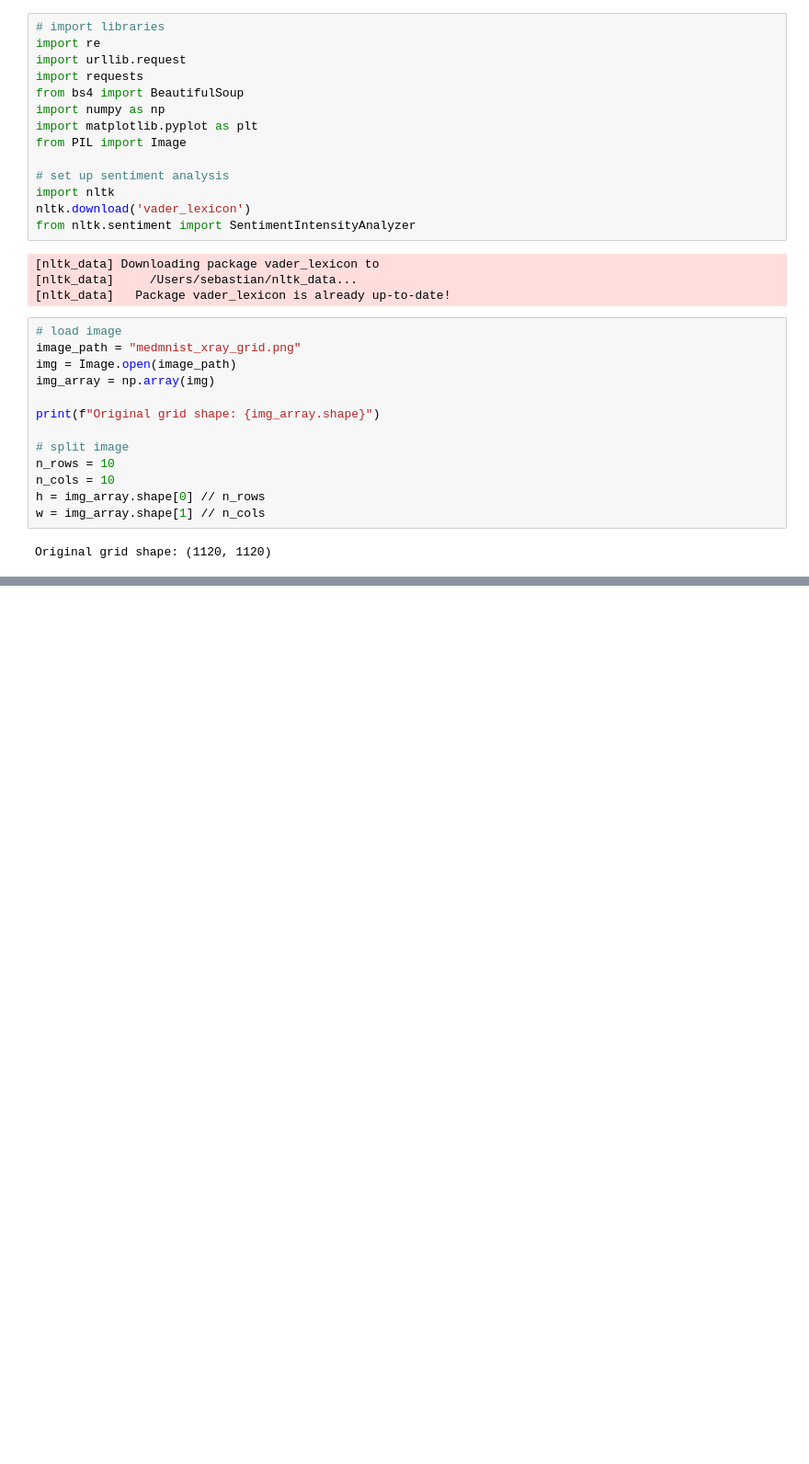
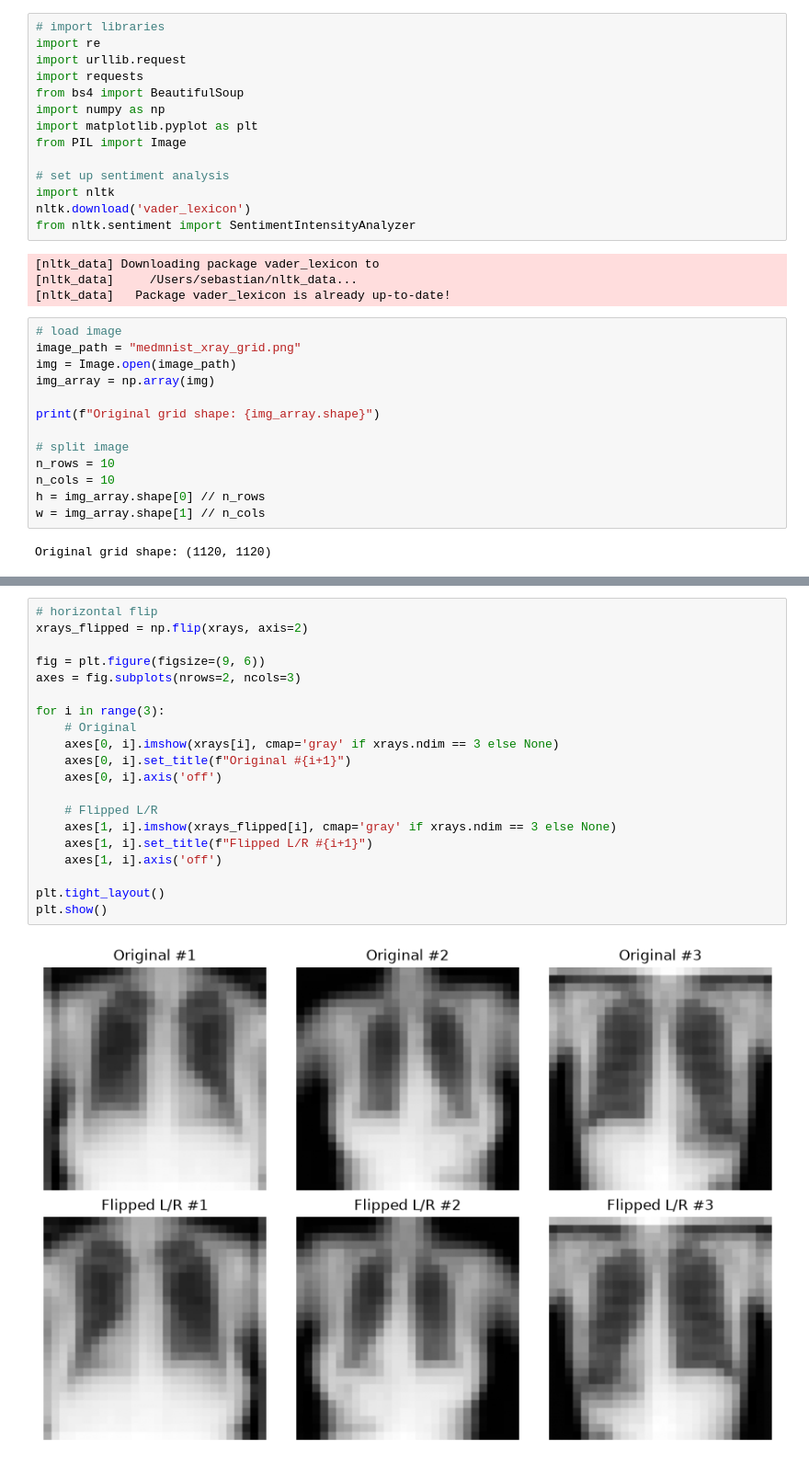
Before and after one commit to sramirez44/Assignment-6, a Jupyter notebook: Assignment6.ipynb, the cells around one changed output, grey strips where cells are left out. Shown at 92% size. Cells and saved outputs as stored; diff of their text form; blank space fills up the shorter version.

Commit message:
horizontal flip

```diff
--- a/Assignment6.ipynb
+++ b/Assignment6.ipynb
@@ -58 +53,23 @@ Total individual X-rays extracted: 100
 [figure]
+# %%
+# horizontal flip
+xrays_flipped = np.flip(xrays, axis=2)
+
+fig = plt.figure(figsize=(9, 6))
+axes = fig.subplots(nrows=2, ncols=3)
+
+for i in range(3):
+    # Original
+    axes[0, i].imshow(xrays[i], cmap='gray' if xrays.ndim == 3 else None)
+    axes[0, i].set_title(f"Original #{i+1}")
+    axes[0, i].axis('off')
+
+    # Flipped L/R
+    axes[1, i].imshow(xrays_flipped[i], cmap='gray' if xrays.ndim == 3 else None)
+    axes[1, i].set_title(f"Flipped L/R #{i+1}")
+    axes[1, i].axis('off')
+
+plt.tight_layout()
+plt.show()
+# %% [output]
+[figure, added]
```
Also changed, not shown: parts of 1 cell of this notebook.
